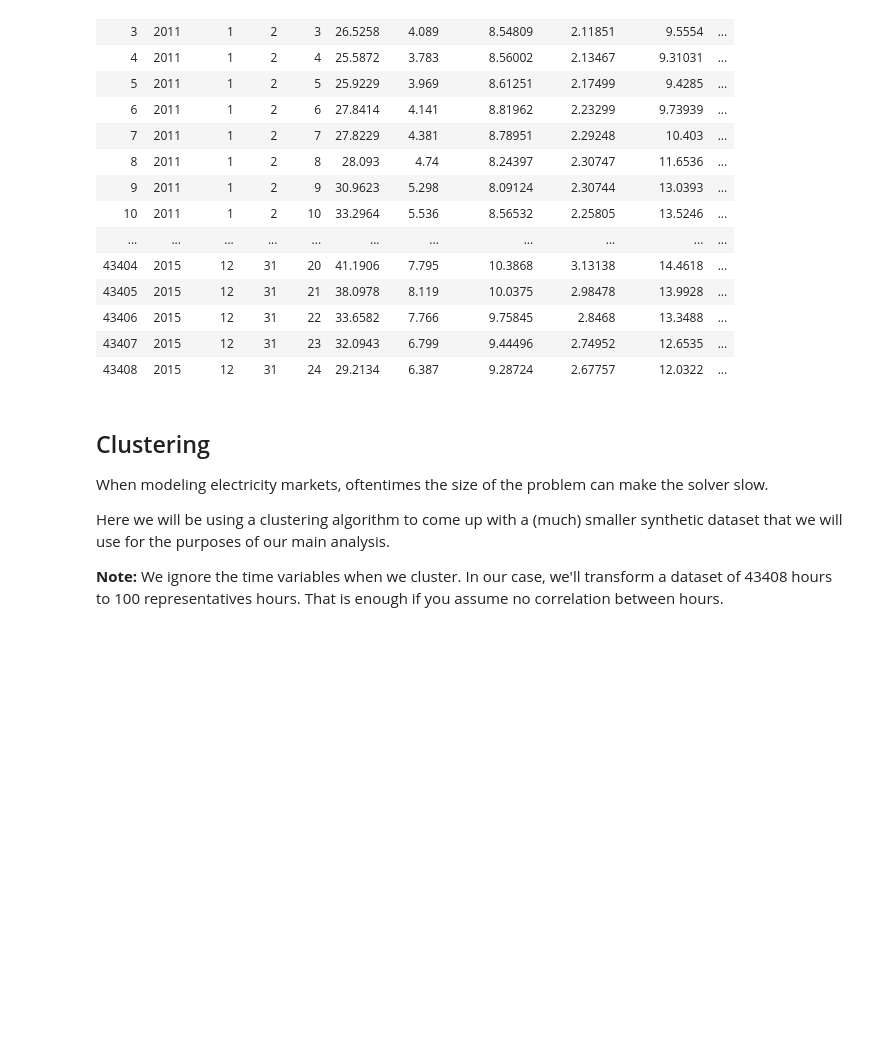
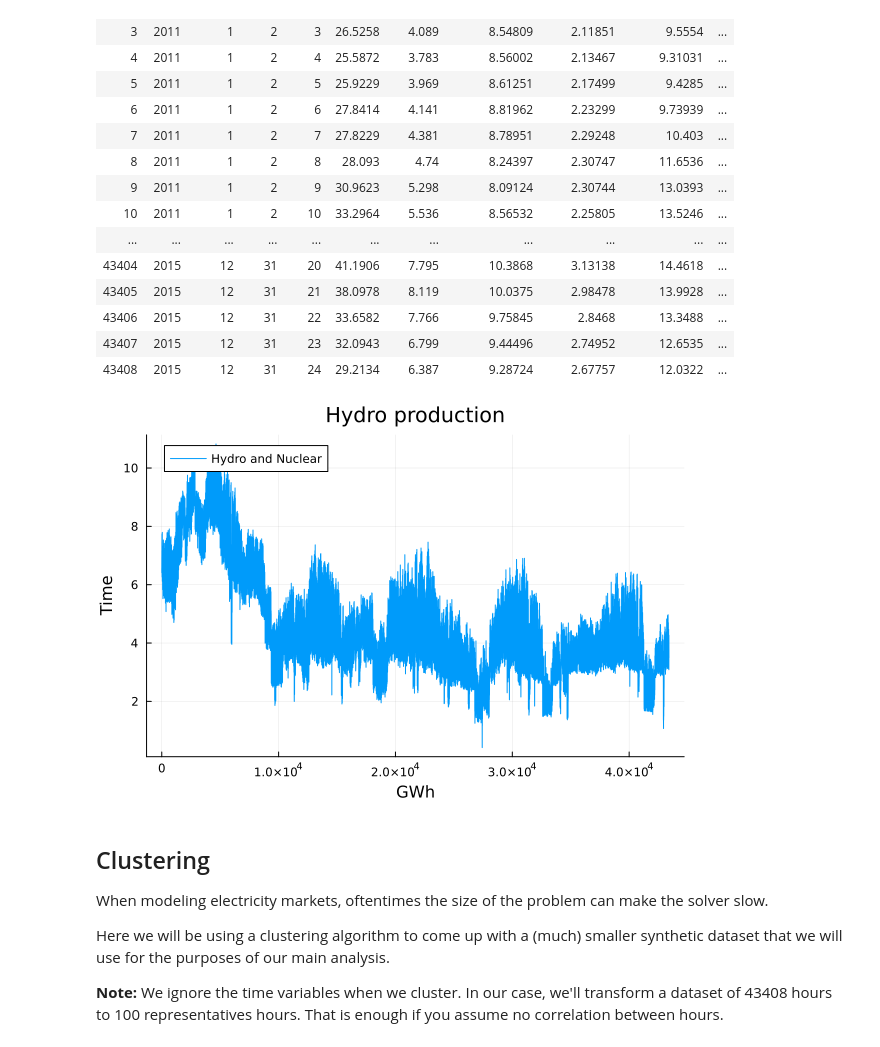
Before and after one commit to mreguant/phd-energy, a Jupyter notebook: materials/day2/day2.ipynb, the cells around one changed output. Drawn from its saved outputs; the diff is of its cells as text; code cells hidden in the pictures; blank space fills up the shorter version.

```diff
--- a/materials/day2/day2.ipynb
+++ b/materials/day2/day2.ipynb
@@ -88,6 +88,10 @@ df = select(df,Not(["nuclear","hydro"]))
 | 43406 | 2015 | 12 | 31 | 22 | 33.6582 | 7.766 | 9.75845 | 2.8468 | 13.3488 | ... |
 | 43407 | 2015 | 12 | 31 | 23 | 32.0943 | 6.799 | 9.44496 | 2.74952 | 12.6535 | ... |
 | 43408 | 2015 | 12 | 31 | 24 | 29.2134 | 6.387 | 9.28724 | 2.67757 | 12.0322 | ... |
+# %%
+plot(rownumber.(eachrow(df)),df.hydronuc, label="Hydro and Nuclear", xlabel="GWh", ylabel="Time", title="Hydro production", legend=:topleft)
+# %% [output]
+[figure, added]
 # %% [markdown]
 ## Clustering
 
```
Also changed, not shown: parts of 12 cells of this notebook, 6 other files.
